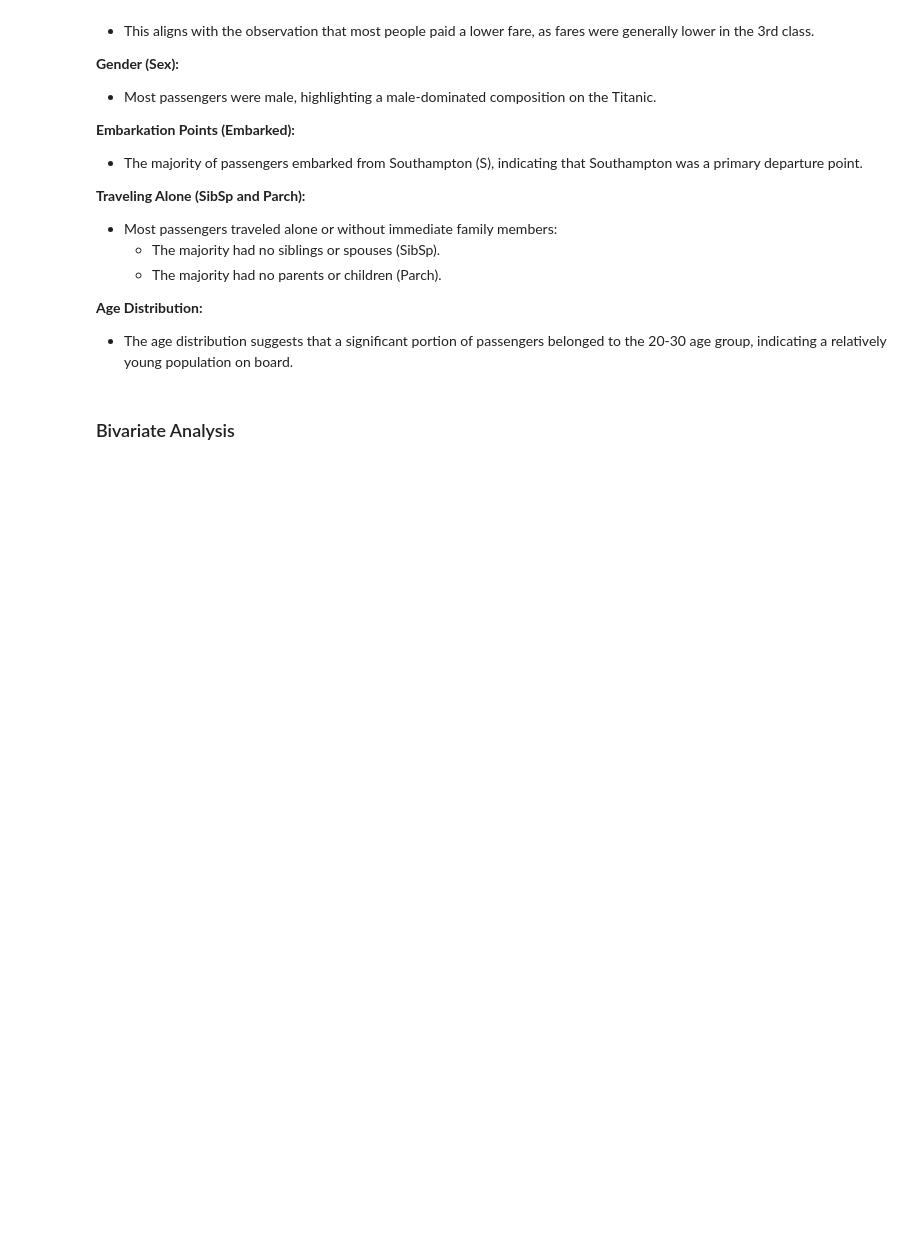
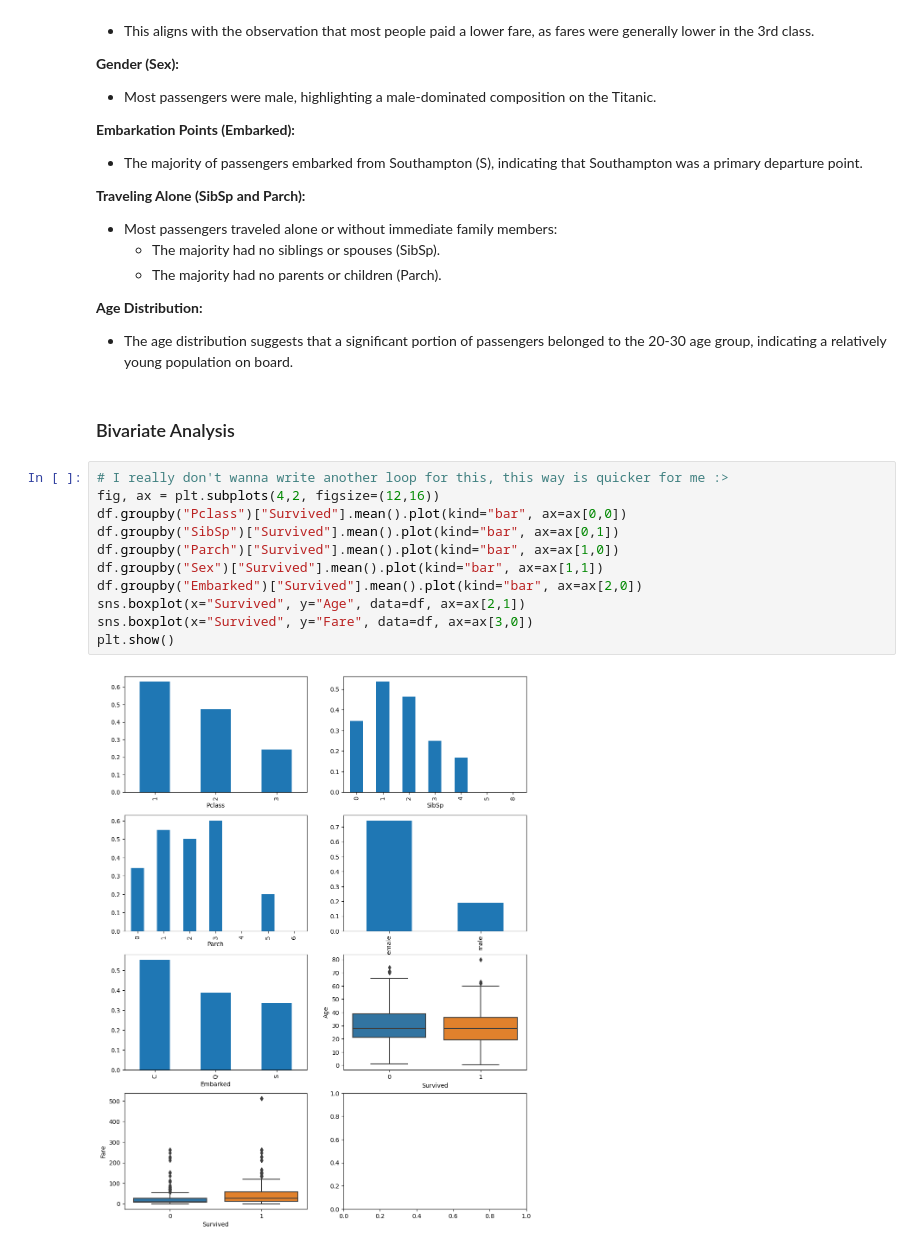
Before and after one commit to AbhinnV04/Titanic_Classification-Bharat_Intern, a Jupyter notebook: notebooks/EDA_and_model.ipynb, the cells around one changed output. Saved outputs shown, nothing was run; the diff lists cells and outputs as text; blank space fills up the shorter version.

```diff
--- a/notebooks/EDA_and_model.ipynb
+++ b/notebooks/EDA_and_model.ipynb
@@ -107,3 +107,16 @@ for i, column in enumerate(cols):
 - The age distribution suggests that a significant portion of passengers belonged to the 20-30 age group, indicating a relatively young population on board.
 # %% [markdown]
 ### Bivariate Analysis
+# %%
+# I really don't wanna write another loop for this, this way is quicker for me :>
+fig, ax = plt.subplots(4,2, figsize=(12,16))
+df.groupby("Pclass")["Survived"].mean().plot(kind="bar", ax=ax[0,0])
+df.groupby("SibSp")["Survived"].mean().plot(kind="bar", ax=ax[0,1])
+df.groupby("Parch")["Survived"].mean().plot(kind="bar", ax=ax[1,0])
+df.groupby("Sex")["Survived"].mean().plot(kind="bar", ax=ax[1,1])
+df.groupby("Embarked")["Survived"].mean().plot(kind="bar", ax=ax[2,0])
+sns.boxplot(x="Survived", y="Age", data=df, ax=ax[2,1])
+sns.boxplot(x="Survived", y="Fare", data=df, ax=ax[3,0])
+plt.show()
+# %% [output]
+[figure, added]
```
Also changed, not shown: parts of 20 cells of this notebook, 1 other file.
